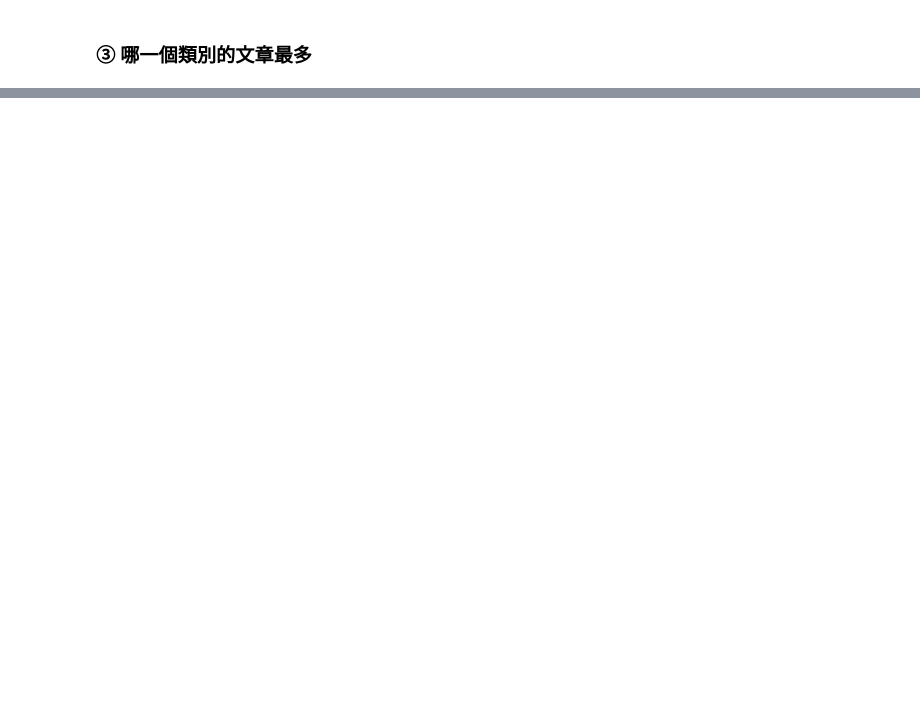
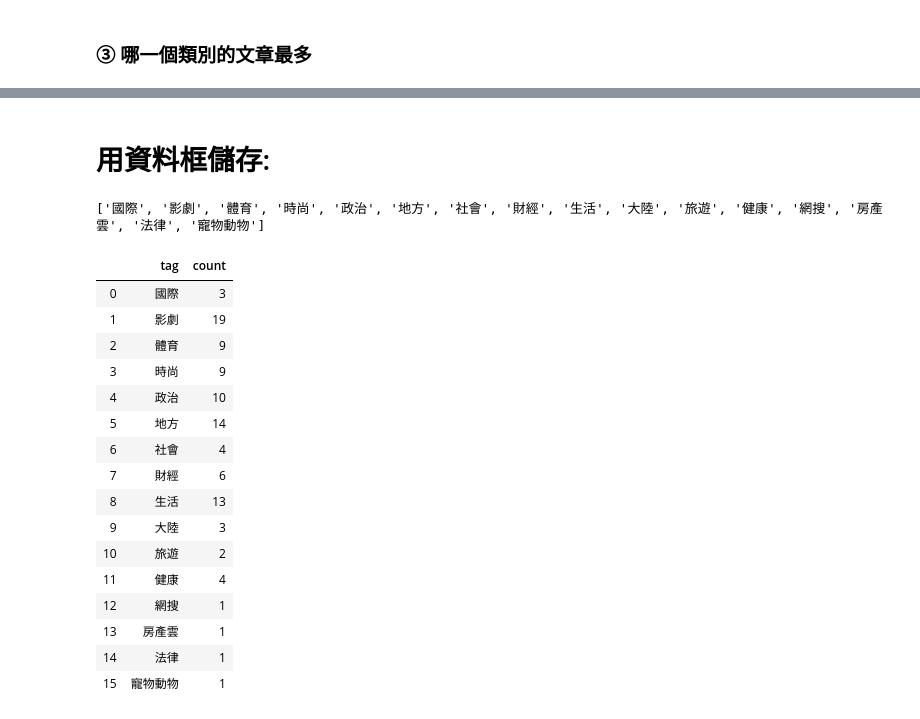
Before and after one commit to Steph958/Crawling-in-60Days, a Jupyter notebook: Homework/Day 12/Day012_HW.ipynb, the cells around one changed output, grey strips where cells are left out. Drawn from its saved outputs; the diff is of its cells as text; code cells hidden in the pictures; blank space fills up the shorter version.

```diff
--- a/Homework/Day 12/Day012_HW.ipynb
+++ b/Homework/Day 12/Day012_HW.ipynb
@@ -79,0 +68,19 @@ categories_
+# %%
+url = 'https://www.ettoday.net/news/news-list.htm'
+
+r = requests.get(url)
+soup = BeautifulSoup(r.text, "html5lib")
+
+categories = {}
+
+for d in soup.find(class_="part_list_2").find_all('h3'):
+    date = d.find(class_="date").text
+    title = d.find_all('a')[-1].text
+    tag = d.find(class_="tag").text
+    #tag = d.select('.tag')[0].text
+
+    categories.setdefault(tag, [])
+    categories[tag].append({'title':title, 'date':date})
+
+
+categories
@@ -87,0 +107,3 @@ Your Code
+# %%
+for i in categories:
+    print(i, len(categories[i]))
@@ -87,0 +129,10 @@ Your Code
+# %%
+data = []
+
+for i in categories:
+    d = {}
+    d['tag'] = i
+    d['count'] = len(categories[i])
+    data.append(d)
+
+data
@@ -87,0 +176,34 @@ Your Code
+# %% [markdown]
+# 用資料框儲存:
+# %%
+cate = []
+for i in categories:
+    if i not in cate:
+        cate.append(i)
+
+print(cate)
+# %% [output]
+['國際', '影劇', '體育', '時尚', '政治', '地方', '社會', '財經', '生活', '大陸', '旅遊', '健康', '網搜', '房產雲', '法律', '寵物動物']
+# %%
+import pandas as pd
+
+data_2 = pd.DataFrame(data)
+data_2
+# %% [output]
+|  | tag | count |
+| 0 | 國際 | 3 |
+| 1 | 影劇 | 19 |
+| 2 | 體育 | 9 |
+| 3 | 時尚 | 9 |
+| 4 | 政治 | 10 |
+| 5 | 地方 | 14 |
+| 6 | 社會 | 4 |
+| 7 | 財經 | 6 |
+| 8 | 生活 | 13 |
+| 9 | 大陸 | 3 |
+| 10 | 旅遊 | 2 |
+| 11 | 健康 | 4 |
+| 12 | 網搜 | 1 |
+| 13 | 房產雲 | 1 |
+| 14 | 法律 | 1 |
+| 15 | 寵物動物 | 1 |
```
Also changed, not shown: parts of 8 cells of this notebook.
